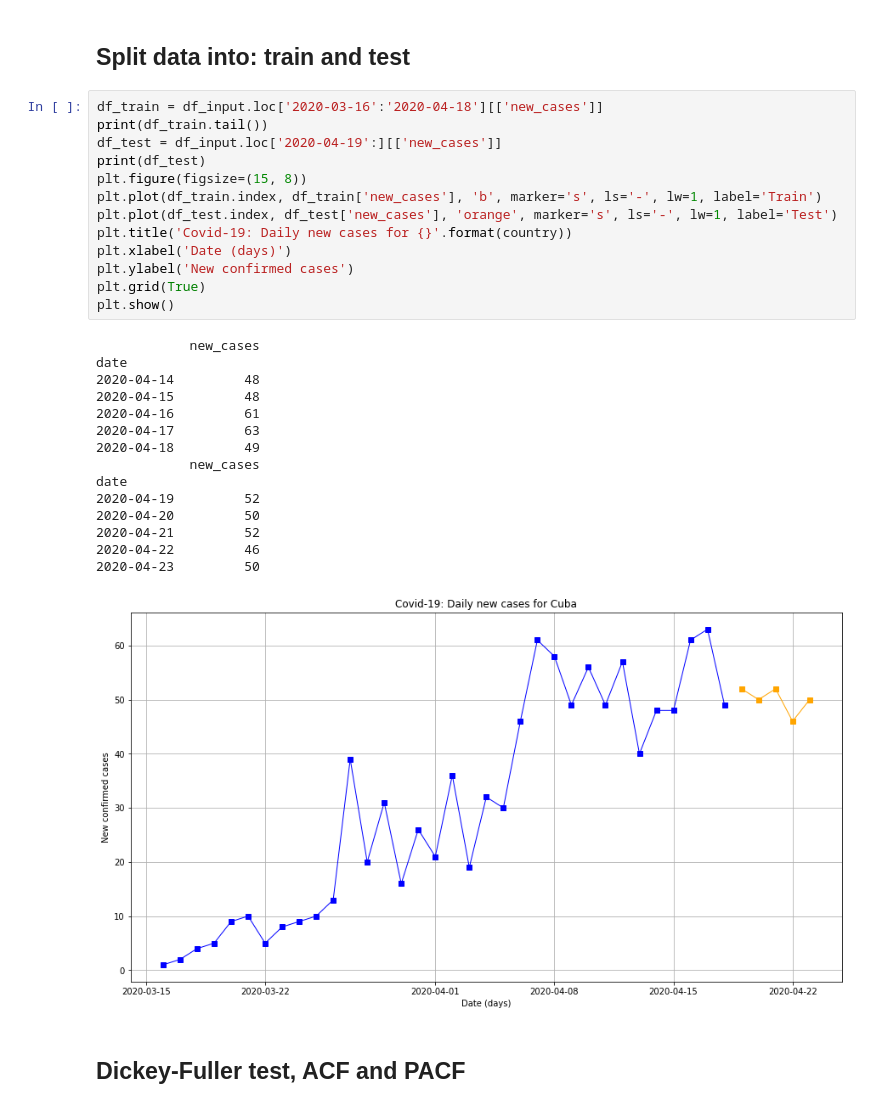
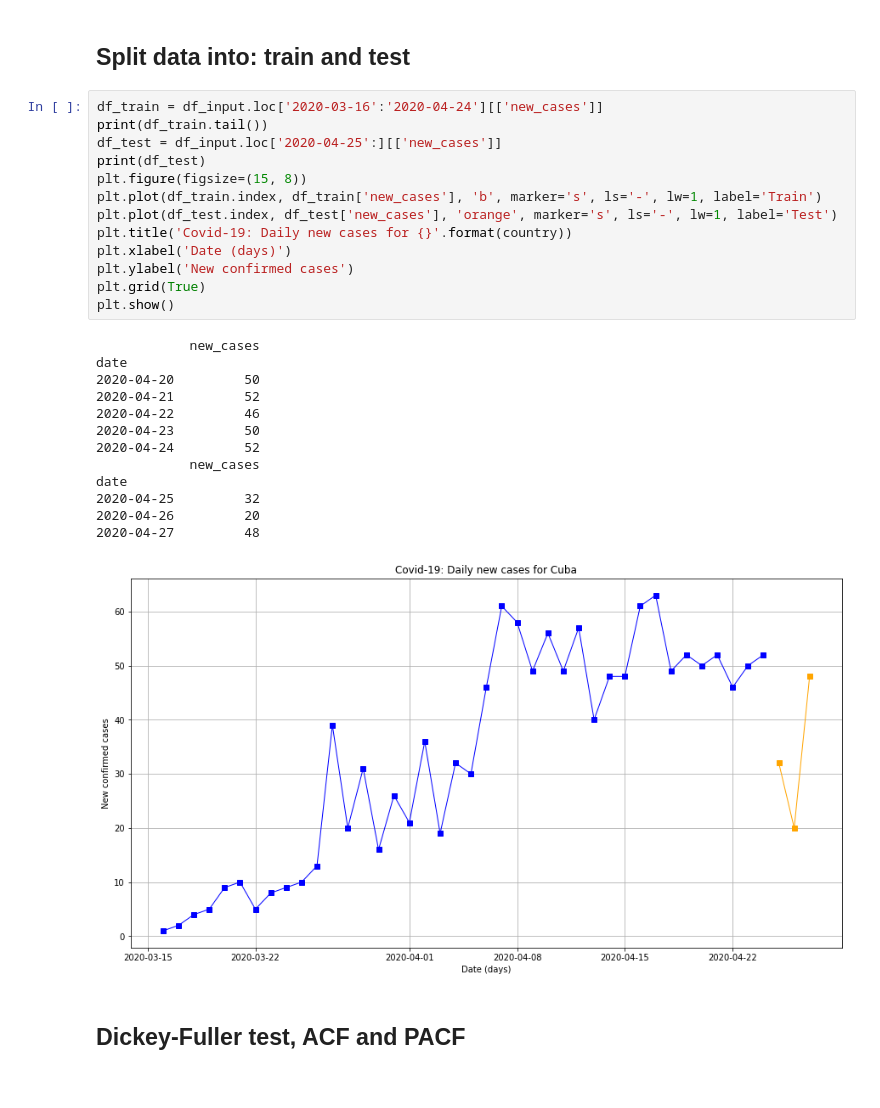
Before and after one commit to jorivero83/covid19, a Jupyter notebook: tsa_cuba.ipynb, the cells around one changed output. Saved outputs shown, nothing was run; the diff lists cells and outputs as text.

```diff
--- a/tsa_cuba.ipynb
+++ b/tsa_cuba.ipynb
@@ -38,34 +38,32 @@ plt.show()
 # %% [markdown]
 ## Split data into: train and test
 # %%
-df_train = df_input.loc['2020-03-16':'2020-04-18'][['new_cases']]
+df_train = df_input.loc['2020-03-16':'2020-04-24'][['new_cases']]
 print(df_train.tail())
-df_test = df_input.loc['2020-04-19':][['new_cases']]
+df_test = df_input.loc['2020-04-25':][['new_cases']]
 print(df_test)
 plt.figure(figsize=(15, 8))
 plt.plot(df_train.index, df_train['new_cases'], 'b', marker='s', ls='-', lw=1, label='Train')
 plt.plot(df_test.index, df_test['new_cases'], 'orange', marker='s', ls='-', lw=1, label='Test')
 plt.title('Covid-19: Daily new cases for {}'.format(country))
 plt.xlabel('Date (days)')
 plt.ylabel('New confirmed cases')
 plt.grid(True)
 plt.show()
 # %% [output]
             new_cases
 date
-2020-04-14         48
-2020-04-15         48
-2020-04-16         61
-2020-04-17         63
-2020-04-18         49
-            new_cases
-date
-2020-04-19         52
 2020-04-20         50
 2020-04-21         52
 2020-04-22         46
 2020-04-23         50
+2020-04-24         52
+            new_cases
+date
+2020-04-25         32
+2020-04-26         20
+2020-04-27         48
-[figure, old version]
+[figure, new version]
 # %% [markdown]
 ## Dickey-Fuller test, ACF and PACF
 # %%
```
Also changed, not shown: parts of 6 cells of this notebook, 9 other files.
